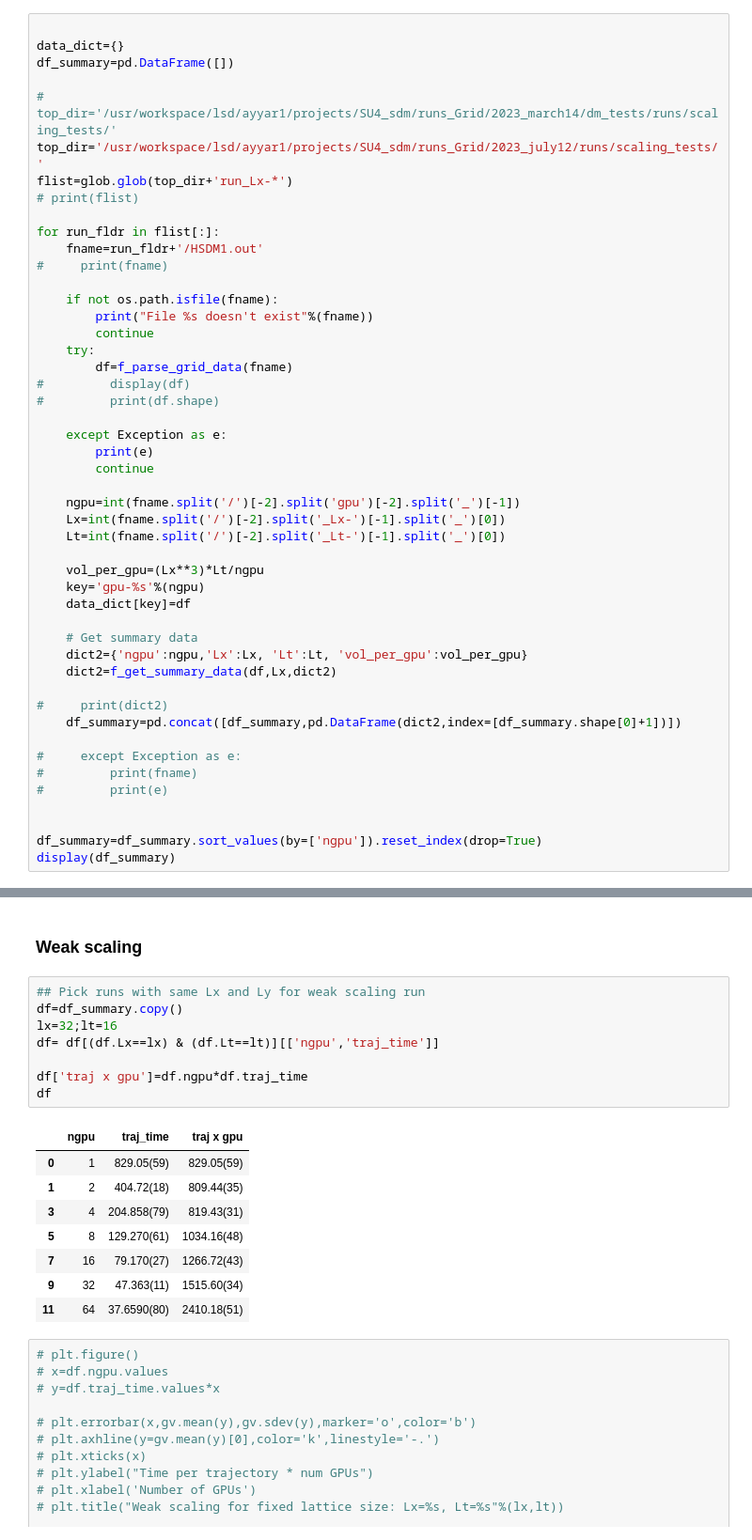
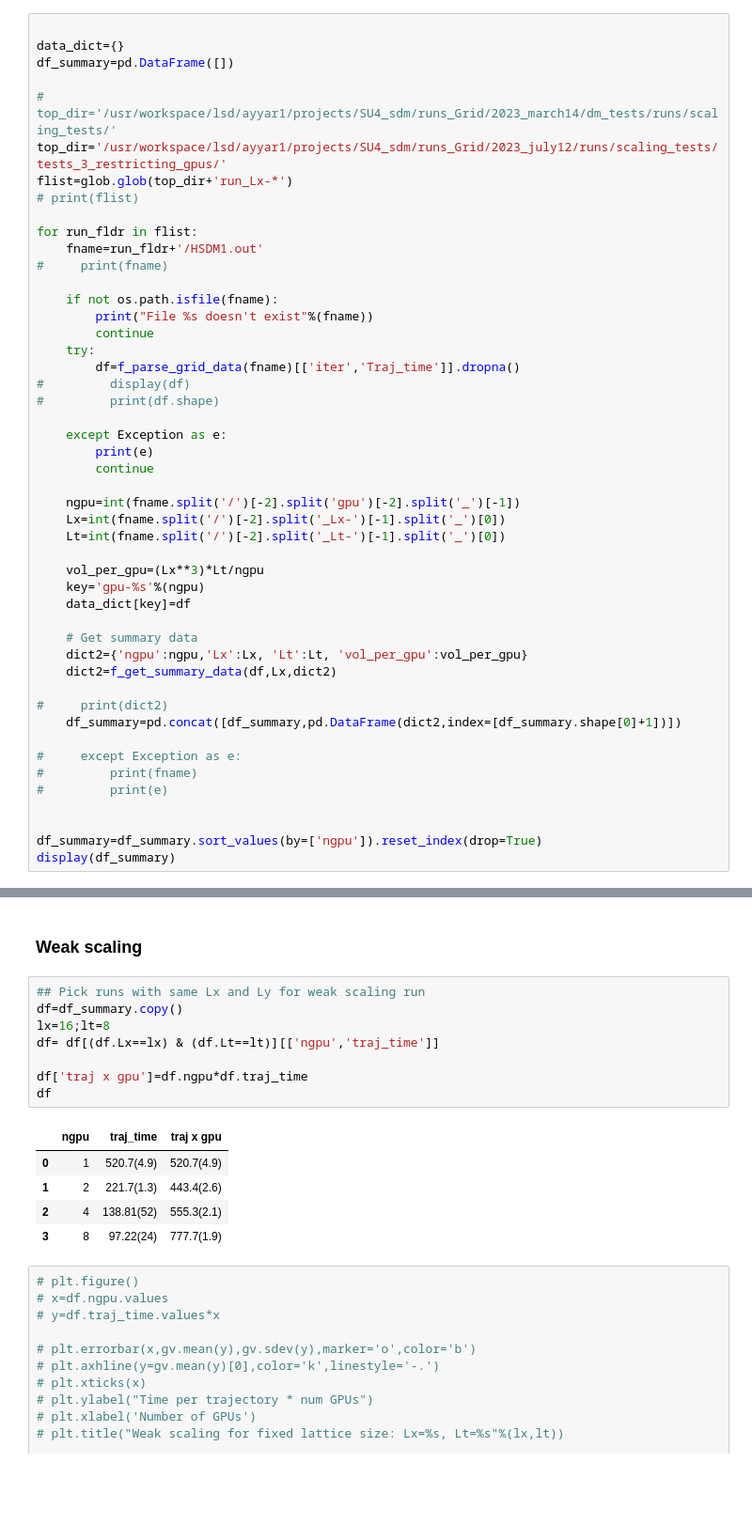
Before and after one commit to vmos1/su4_dm_grid_lsd, a Jupyter notebook: analysis/4_Scaling_tests.ipynb, the cells around one changed output, grey strips where cells are left out. Shown at 94% size. Cells and saved outputs as stored; diff of their text form; blank space fills up the shorter version.

```diff
--- a/analysis/4_Scaling_tests.ipynb
+++ b/analysis/4_Scaling_tests.ipynb
@@ -201,11 +201,11 @@ data_dict={}
 df_summary=pd.DataFrame([])
 
 # top_dir='/usr/workspace/lsd/ayyar1/projects/SU4_sdm/runs_Grid/2023_march14/dm_tests/runs/scaling_tests/'
-top_dir='/usr/workspace/lsd/ayyar1/projects/SU4_sdm/runs_Grid/2023_july12/runs/scaling_tests/'
+top_dir='/usr/workspace/lsd/ayyar1/projects/SU4_sdm/runs_Grid/2023_july12/runs/scaling_tests/tests_3_restricting_gpus/'
 flist=glob.glob(top_dir+'run_Lx-*')
 # print(flist)
 
-for run_fldr in flist[:]:
+for run_fldr in flist:
     fname=run_fldr+'/HSDM1.out'
 #     print(fname)
 
@@ -213,7 +213,7 @@ for run_fldr in flist[:]:
         print("File %s doesn't exist"%(fname))
         continue
     try:
-        df=f_parse_grid_data(fname)
+        df=f_parse_grid_data(fname)[['iter','Traj_time']].dropna()
 #         display(df)
 #         print(df.shape)
 
@@ -250,20 +254,17 @@ KeyError: 'ngpu'
 # %%
 ## Pick runs with same Lx and Ly for weak scaling run
 df=df_summary.copy()
-lx=32;lt=16
+lx=16;lt=8
 df= df[(df.Lx==lx) & (df.Lt==lt)][['ngpu','traj_time']]
 
 df['traj x gpu']=df.ngpu*df.traj_time
 df
 # %% [output]
 |  | ngpu | traj_time | traj x gpu |
-| 0 | 1 | 829.05(59) | 829.05(59) |
-| 1 | 2 | 404.72(18) | 809.44(35) |
-| 3 | 4 | 204.858(79) | 819.43(31) |
-| 5 | 8 | 129.270(61) | 1034.16(48) |
-| 7 | 16 | 79.170(27) | 1266.72(43) |
-| 9 | 32 | 47.363(11) | 1515.60(34) |
-| 11 | 64 | 37.6590(80) | 2410.18(51) |
+| 0 | 1 | 520.7(4.9) | 520.7(4.9) |
+| 1 | 2 | 221.7(1.3) | 443.4(2.6) |
+| 2 | 4 | 138.81(52) | 555.3(2.1) |
+| 3 | 8 | 97.22(24) | 777.7(1.9) |
 # %%
 # plt.figure()
 # x=df.ngpu.values
```
Also changed, not shown: parts of 1 cell of this notebook, 16 other files.
